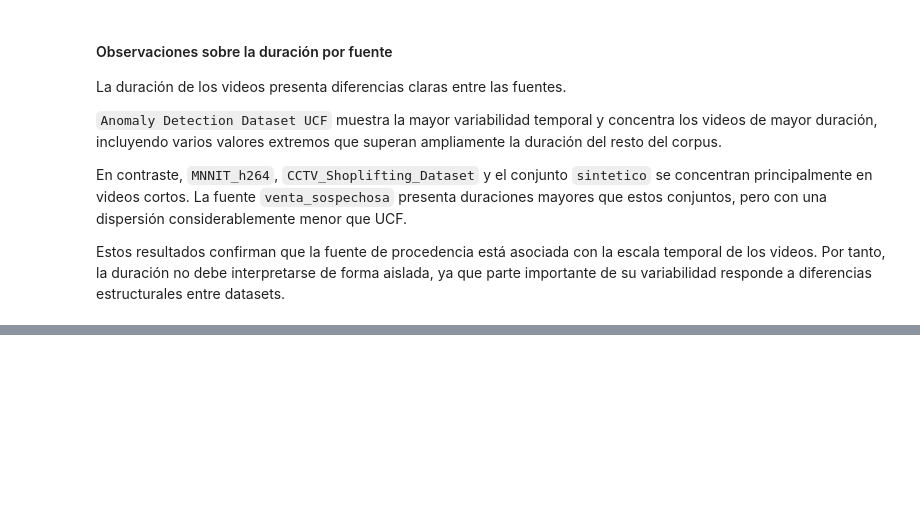
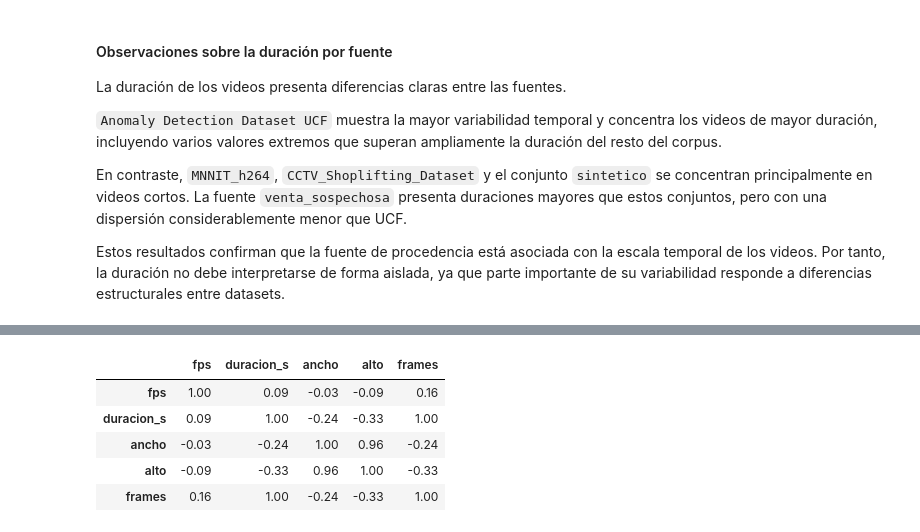
Before and after one commit to joseluistinajero/MNA---Proyecto-Integrador, a Jupyter notebook: Notebooks/Avance1_Equipo41.ipynb, the cells around one changed output, grey strips where cells are left out. Cells and saved outputs as stored; diff of their text form; code cells hidden in the pictures; blank space fills up the shorter version.

```diff
--- a/Notebooks/Avance1_Equipo41.ipynb
+++ b/Notebooks/Avance1_Equipo41.ipynb
@@ -674,0 +679,19 @@ Estos resultados confirman que la fuente de procedencia está asociada con la es
+# %%
+variables_correlacion = [
+    "fps",
+    "duracion_s",
+    "ancho",
+    "alto",
+    "frames"
+]
+
+matriz_correlacion = df[variables_correlacion].corr()
+
+matriz_correlacion.round(2)
+# %% [output]
+|  | fps | duracion_s | ancho | alto | frames |
+| fps | 1.00 | 0.09 | -0.03 | -0.09 | 0.16 |
+| duracion_s | 0.09 | 1.00 | -0.24 | -0.33 | 1.00 |
+| ancho | -0.03 | -0.24 | 1.00 | 0.96 | -0.24 |
+| alto | -0.09 | -0.33 | 0.96 | 1.00 | -0.33 |
+| frames | 0.16 | 1.00 | -0.24 | -0.33 | 1.00 |
```
Also changed, not shown: parts of 12 cells of this notebook.
